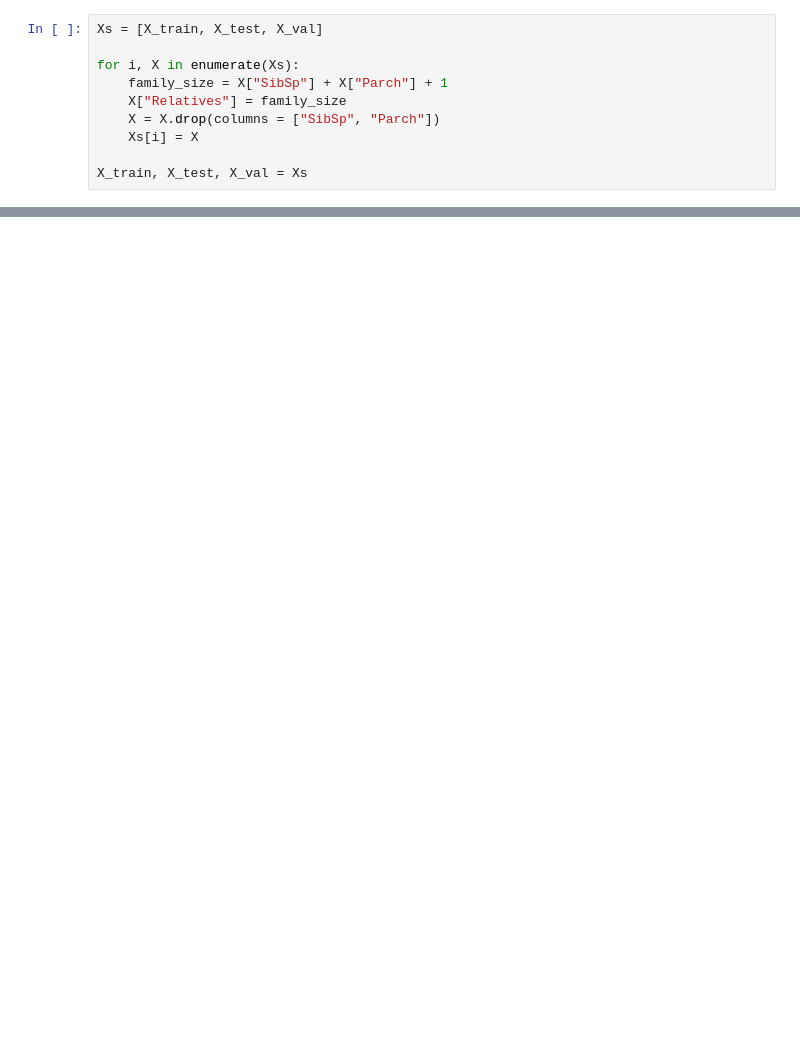
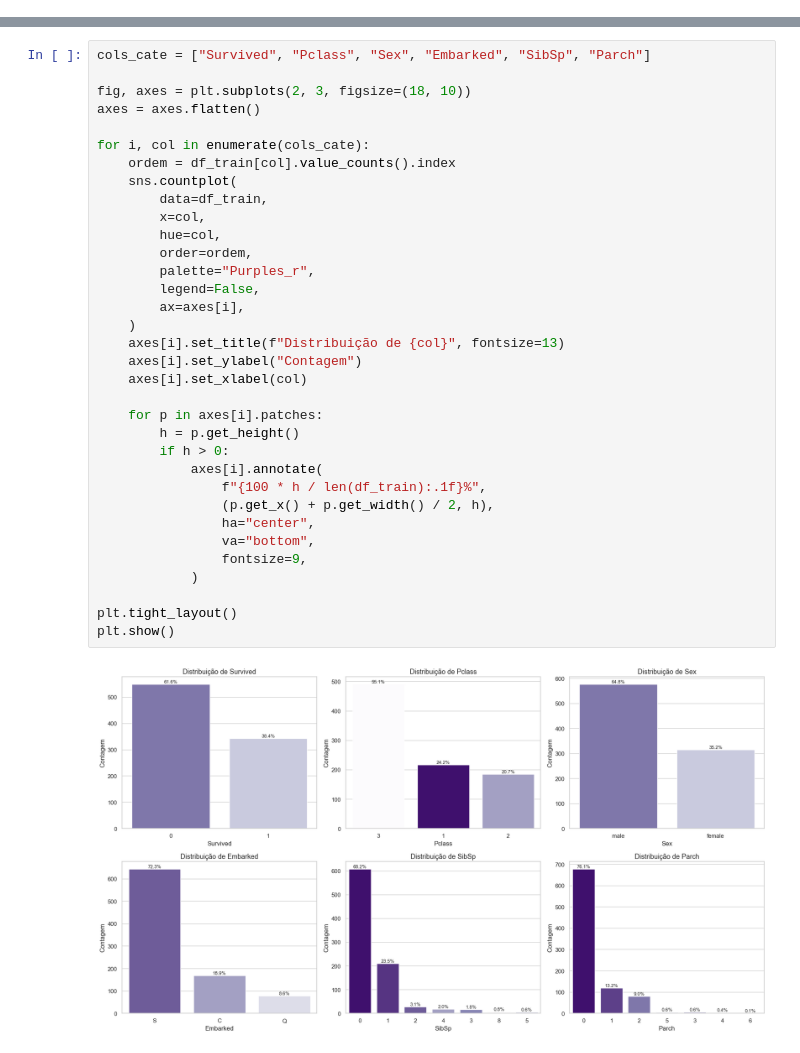
Before and after one commit to Arturvpf/intelligent-systems-ml-projects, a Jupyter notebook: mlp/MLP.ipynb, the cells around one changed output, grey strips where cells are left out. Cells and saved outputs as stored; diff of their text form; blank space fills up the shorter version.

```diff
--- a/mlp/MLP.ipynb
+++ b/mlp/MLP.ipynb
@@ -462,10 +0,0 @@ Data columns (total 10 columns):
-# %%
-Xs = [X_train, X_test, X_val]
-
-for i, X in enumerate(Xs):
-    family_size = X["SibSp"] + X["Parch"] + 1
-    X["Relatives"] = family_size
-    X = X.drop(columns = ["SibSp", "Parch"])
-    Xs[i] = X
-
-X_train, X_test, X_val = Xs
@@ -780,0 +196,36 @@ ACURÁCIA FINAL DO PROJETO: 77.58%
+# %%
+cols_cate = ["Survived", "Pclass", "Sex", "Embarked", "SibSp", "Parch"]
+
+fig, axes = plt.subplots(2, 3, figsize=(18, 10))
+axes = axes.flatten()
+
+for i, col in enumerate(cols_cate):
+    ordem = df_train[col].value_counts().index
+    sns.countplot(
+        data=df_train,
+        x=col,
+        hue=col,
+        order=ordem,
+        palette="Purples_r",
+        legend=False,
+        ax=axes[i],
+    )
+    axes[i].set_title(f"Distribuição de {col}", fontsize=13)
+    axes[i].set_ylabel("Contagem")
+    axes[i].set_xlabel(col)
+
+    for p in axes[i].patches:
+        h = p.get_height()
+        if h > 0:
+            axes[i].annotate(
+                f"{100 * h / len(df_train):.1f}%",
+                (p.get_x() + p.get_width() / 2, h),
+                ha="center",
+                va="bottom",
+                fontsize=9,
+            )
+
+plt.tight_layout()
+plt.show()
+# %% [output]
+[figure, added]
```
Also changed, not shown: parts of 105 cells of this notebook, 6 other files.
